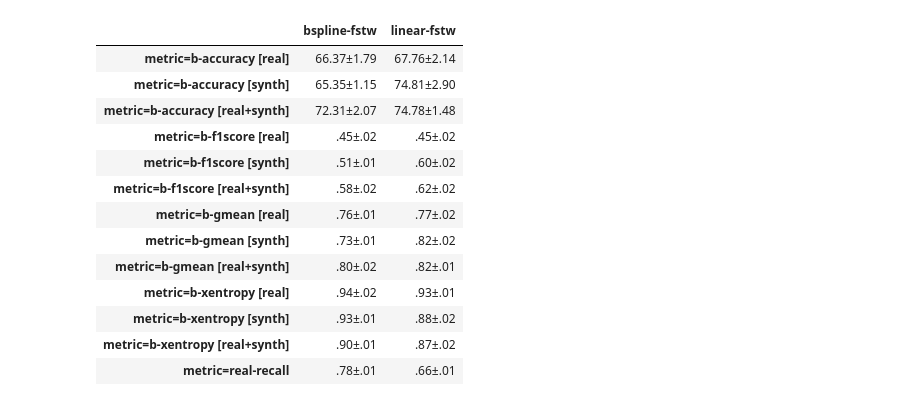
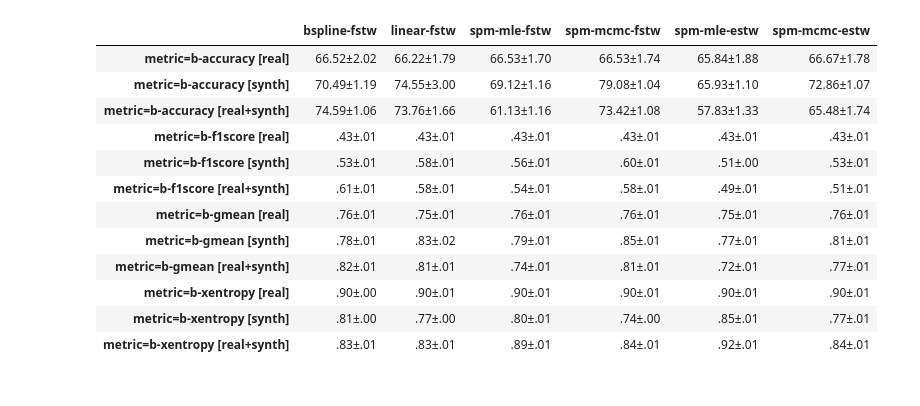
Before and after one commit to opimentel-github/astro-lightcurves-fats, a Jupyter notebook: experiments/random_forest.ipynb, the cells around one changed output. Cells and saved outputs as stored; diff of their text form; code cells hidden in the pictures.

```diff
--- a/experiments/random_forest.ipynb
+++ b/experiments/random_forest.ipynb
@@ -202,23 +135,22 @@ from flamingchoripan.datascience.statistics import XError
 from flamingchoripan.latex.latex_tables import LatexTable
 import pandas as pd
 
-methods = ['bspline-fstw', 'linear-fstw', 'spm-mle-fstw', 'spm-mle-estw', 'spm-mcmc-fstw', 'spm-mcmc-estw']
-methods = ['bspline-fstw', 'linear-fstw']
+methods = ['bspline-fstw', 'linear-fstw', 'spm-mle-fstw', 'spm-mcmc-fstw', 'spm-mle-estw', 'spm-mcmc-estw']
+#methods = ['bspline-fstw', 'linear-fstw', 'spm-mle-fstw']
+#methods = ['linear-fstw', 'spm-mle-fstw']
 
-max_model_ids = 10
 n_decimals = 3
-metrics = [
-    'b-accuracy',
-    'b-f1score',
-    'b-gmean',
-    #'b-dpower',
-    'b-xentropy',
-]
 info_dict = {}
 for km,method in enumerate(methods):
+    new_cfilename = f'{cfilename}°method={method}'
+    metrics = [
+        'b-accuracy',
+        'b-f1score',
+        'b-gmean',
+        #'b-dpower',
+        'b-xentropy',
+    ]
     for metric in metrics:
-        new_cfilename = f'{cfilename}°method={method}'
-
         ### real
         try:
             info_dict[f'metric={metric} [real]']
@@ -253,7 +185,7 @@ for km,method in enumerate(methods):
         except:
             info_dict[f'metric={metric} [real+synth]'] = {}
         for id in range(0, max_model_ids):
-            load_filedir = f'../save/results/{survey}/{new_cfilename}/{kf}@train_config=rs/id={id}.res'
+            load_filedir = f'../save/results/{survey}/{new_cfilename}/{kf}@train_config=r+s/id={id}.res'
             rf_results = load_pickle(load_filedir, verbose=0)
             v = rf_results['metrics_dict'][metric]
             try:
@@ -261,20 +193,25 @@ for km,method in enumerate(methods):
             except:
                 info_dict[f'metric={metric} [real+synth]'][method] = [v]
 
+    continue
     ### real-recall
-    metric = 'real-recall'
-    try:
-        info_dict[f'metric={metric}']
-    except:
-        info_dict[f'metric={metric}'] = {}
-    for id in range(0, max_model_ids):
-        load_filedir = f'../save/results/{survey}/{new_cfilename}/{kf}@train_config=r-s/id={id}.res'
-        rf_results = load_pickle(load_filedir, verbose=0)
-        v = rf_results['real-recall']
+    metrics = [
+        'real-recall',
+        'real-xentropy',
+    ]
+    for metric in metrics:
         try:
-            info_dict[f'metric={metric}'][method].append(v)
+            info_dict[f'metric={metric}']
         except:
-            info_dict[f'metric={metric}'][method] = [v]
+            info_dict[f'metric={metric}'] = {}
+        for id in range(0, max_model_ids):
+            load_filedir = f'../save/results/{survey}/{new_cfilename}/{kf}@train_config=r-s/id={id}.res'
+            rf_results = load_pickle(load_filedir, verbose=0)
+            v = rf_results[metric]
+            try:
+                info_dict[f'metric={metric}'][method].append(v)
+            except:
+                info_dict[f'metric={metric}'][method] = [v]
 
 info_df = pd.DataFrame.from_dict(info_dict, orient='index').reindex(list(info_dict.keys()))
 for c in info_df.columns:
@@ -307,21 +244,20 @@ b-accuracy [real+synth] & 72.31$\pm$2.07 & 74.78$\pm$1.48  \srule\\
 \hline
 \end{tabular}
 \end{table*}
 %%%%%%%%%%%%%%%%%%%%%%%%%%%%%%%%%%%%%%%%%%%%%%%%%%%%%%%%%%%%%%%%%%%%%%%%%%%%%%%%%%%%%%%%%%%%%%%%%%%%
-|  | bspline-fstw | linear-fstw |
-| metric=b-accuracy [real] | 66.37±1.79 | 67.76±2.14 |
-| metric=b-accuracy [synth] | 65.35±1.15 | 74.81±2.90 |
-| metric=b-accuracy [real+synth] | 72.31±2.07 | 74.78±1.48 |
-| metric=b-f1score [real] | .45±.02 | .45±.02 |
-| metric=b-f1score [synth] | .51±.01 | .60±.02 |
-| metric=b-f1score [real+synth] | .58±.02 | .62±.02 |
-| metric=b-gmean [real] | .76±.01 | .77±.02 |
-| metric=b-gmean [synth] | .73±.01 | .82±.02 |
-| metric=b-gmean [real+synth] | .80±.02 | .82±.01 |
-| metric=b-xentropy [real] | .94±.02 | .93±.01 |
-| metric=b-xentropy [synth] | .93±.01 | .88±.02 |
-| metric=b-xentropy [real+synth] | .90±.01 | .87±.02 |
-| metric=real-recall | .78±.01 | .66±.01 |
+|  | bspline-fstw | linear-fstw | spm-mle-fstw | spm-mcmc-fstw | spm-mle-estw | spm-mcmc-estw |
+| metric=b-accuracy [real] | 66.52±2.02 | 66.22±1.79 | 66.53±1.70 | 66.53±1.74 | 65.84±1.88 | 66.67±1.78 |
+| metric=b-accuracy [synth] | 70.49±1.19 | 74.55±3.00 | 69.12±1.16 | 79.08±1.04 | 65.93±1.10 | 72.86±1.07 |
+| metric=b-accuracy [real+synth] | 74.59±1.06 | 73.76±1.66 | 61.13±1.16 | 73.42±1.08 | 57.83±1.33 | 65.48±1.74 |
+| metric=b-f1score [real] | .43±.01 | .43±.01 | .43±.01 | .43±.01 | .43±.01 | .43±.01 |
+| metric=b-f1score [synth] | .53±.01 | .58±.01 | .56±.01 | .60±.01 | .51±.00 | .53±.01 |
+| metric=b-f1score [real+synth] | .61±.01 | .58±.01 | .54±.01 | .58±.01 | .49±.01 | .51±.01 |
+| metric=b-gmean [real] | .76±.01 | .75±.01 | .76±.01 | .76±.01 | .75±.01 | .76±.01 |
+| metric=b-gmean [synth] | .78±.01 | .83±.02 | .79±.01 | .85±.01 | .77±.01 | .81±.01 |
+| metric=b-gmean [real+synth] | .82±.01 | .81±.01 | .74±.01 | .81±.01 | .72±.01 | .77±.01 |
+| metric=b-xentropy [real] | .90±.00 | .90±.01 | .90±.01 | .90±.01 | .90±.01 | .90±.01 |
+| metric=b-xentropy [synth] | .81±.00 | .77±.00 | .80±.01 | .74±.00 | .85±.01 | .77±.01 |
+| metric=b-xentropy [real+synth] | .83±.01 | .83±.01 | .89±.01 | .84±.01 | .92±.01 | .84±.01 |
 # %%
 %load_ext autoreload
 %autoreload 2
```
Also changed, not shown: parts of 4 cells of this notebook, 5 other files.
